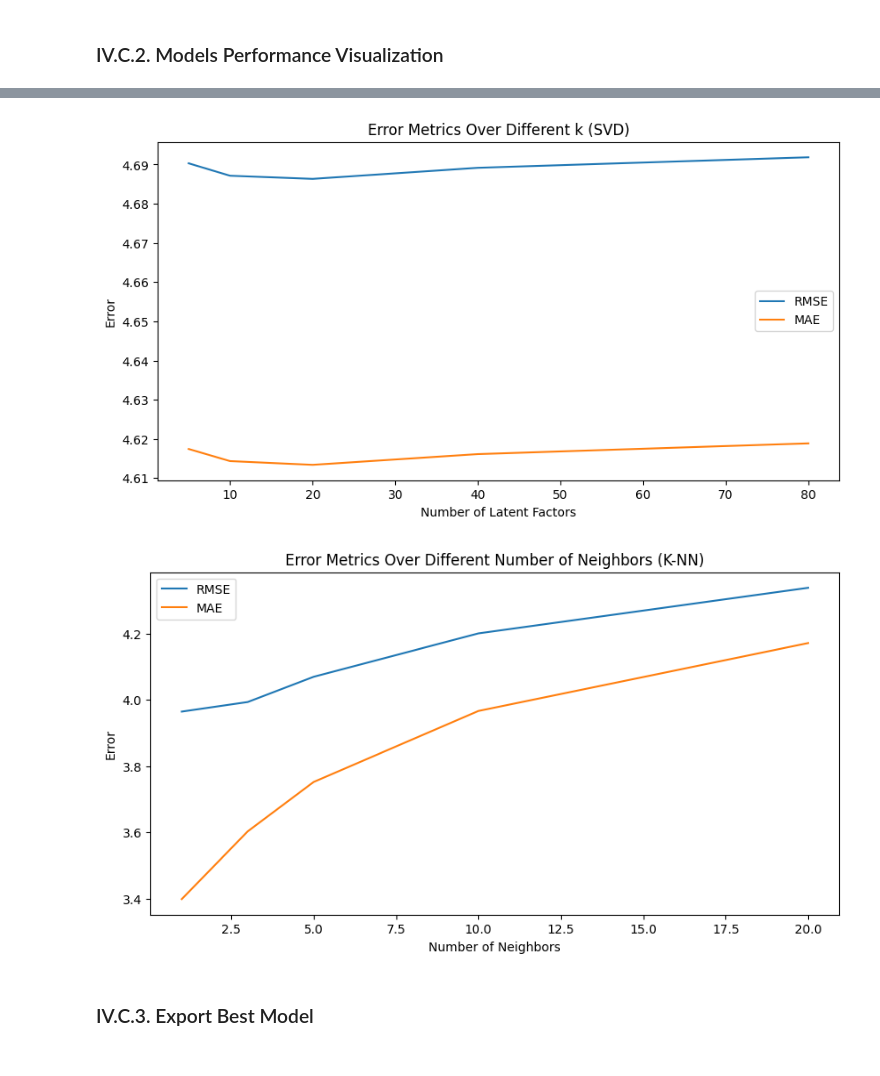
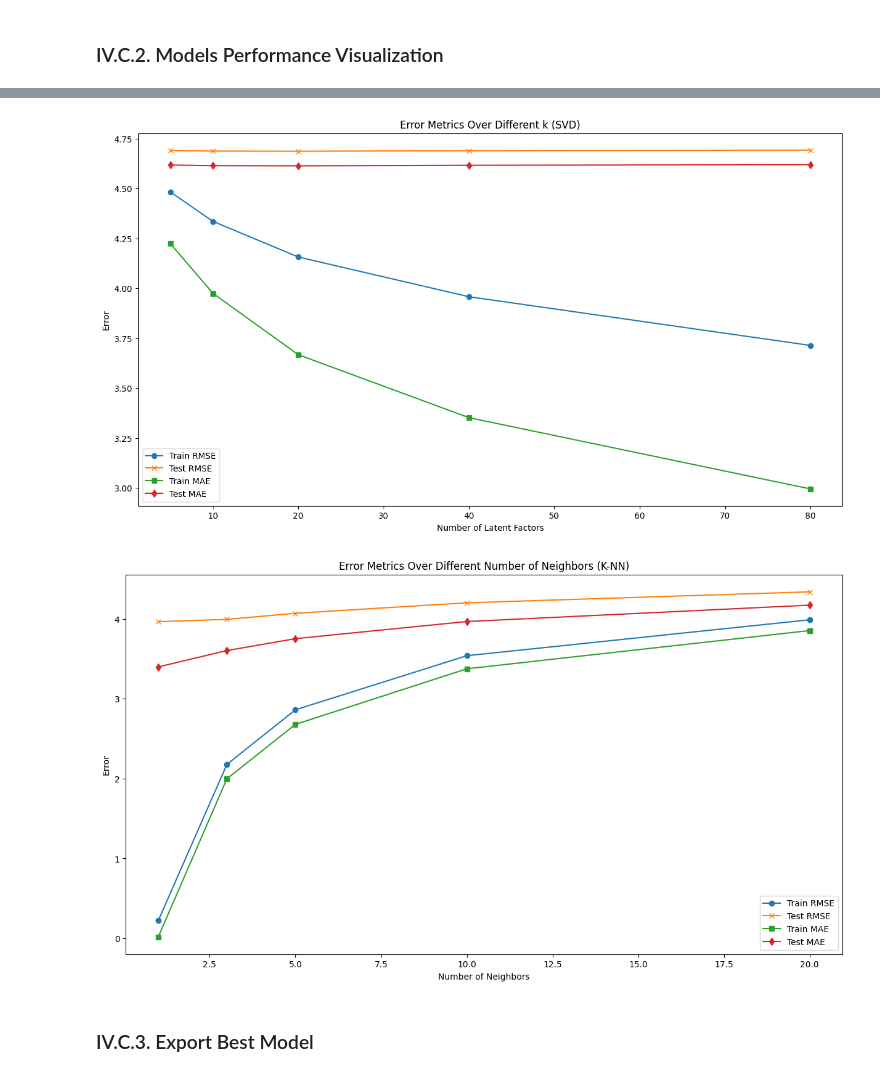
Before and after one commit to hardefarogonondo/FoodDotCom-recipe-recommendation-engine, a Jupyter notebook: notebooks/hardefarogonondo/4_model_training_and_evaluation/model_training_and_evaluation.ipynb, the cells around one changed output, grey strips where cells are left out. Saved outputs shown, nothing was run; the diff lists cells and outputs as text; code cells hidden in the pictures.

Commit message:
Train - test set metrics visualized

```diff
--- a/notebooks/hardefarogonondo/4_model_training_and_evaluation/model_training_and_evaluation.ipynb
+++ b/notebooks/hardefarogonondo/4_model_training_and_evaluation/model_training_and_evaluation.ipynb
@@ -116,40 +131,51 @@ plt.show()
 # %%
 ks = [5, 10, 20, 40, 80]
-svd_rmse = []
-svd_mae = []
+train_svd_rmse = []
+test_svd_rmse = []
+train_svd_mae = []
+test_svd_mae = []
 for k in ks:
     _, metrics = train_svd_model(train_sparse_matrix, test_sparse_matrix, k=k)
-    svd_rmse.append(metrics["RMSE"])
-    svd_mae.append(metrics["MAE"])
-plt.figure(figsize=(10, 5))
-plt.plot(ks, svd_rmse, label="RMSE")
-plt.plot(ks, svd_mae, label="MAE")
+    train_svd_rmse.append(metrics["Train RMSE"])
+    test_svd_rmse.append(metrics["Test RMSE"])
+    train_svd_mae.append(metrics["Train MAE"])
+    test_svd_mae.append(metrics["Test MAE"])
+plt.figure(figsize=(15, 8))
+plt.plot(ks, train_svd_rmse, label="Train RMSE", marker='o')
+plt.plot(ks, test_svd_rmse, label="Test RMSE", marker='x')
+plt.plot(ks, train_svd_mae, label="Train MAE", marker='s')
+plt.plot(ks, test_svd_mae, label="Test MAE", marker='d')
 plt.title("Error Metrics Over Different k (SVD)")
 plt.xlabel("Number of Latent Factors")
 plt.ylabel("Error")
 plt.legend()
 plt.show()
 # %% [output]
-[figure, old version]
+[figure, new version]
 # %%
 n_neighbors_values = [1, 3, 5, 10, 20]
-knn_rmse = []
-knn_mae = []
+train_knn_rmse = []
+test_knn_rmse = []
+train_knn_mae = []
+test_knn_mae = []
 for n in n_neighbors_values:
-    _, metrics = train_knn_model(
-        train_sparse_matrix, test_sparse_matrix, n_neighbors=n)
-    knn_rmse.append(metrics["RMSE"])
-    knn_mae.append(metrics["MAE"])
-plt.figure(figsize=(10, 5))
-plt.plot(n_neighbors_values, knn_rmse, label="RMSE")
-plt.plot(n_neighbors_values, knn_mae, label="MAE")
+    _, metrics = train_knn_model(train_sparse_matrix, test_sparse_matrix, n_neighbors=n)
+    train_knn_rmse.append(metrics["Train RMSE"])
+    test_knn_rmse.append(metrics["Test RMSE"])
+    train_knn_mae.append(metrics["Train MAE"])
+    test_knn_mae.append(metrics["Test MAE"])
+plt.figure(figsize=(15, 8))
+plt.plot(n_neighbors_values, train_knn_rmse, label="Train RMSE", marker='o')
+plt.plot(n_neighbors_values, test_knn_rmse, label="Test RMSE", marker='x')
+plt.plot(n_neighbors_values, train_knn_mae, label="Train MAE", marker='s')
+plt.plot(n_neighbors_values, test_knn_mae, label="Test MAE", marker='d')
 plt.title("Error Metrics Over Different Number of Neighbors (K-NN)")
 plt.xlabel("Number of Neighbors")
 plt.ylabel("Error")
 plt.legend()
 plt.show()
 # %% [output]
-[figure, old version]
+[figure, new version]
 # %% [markdown]
 ### IV.C.3. Export Best Model
 # %%
```
Also changed, not shown: parts of 3 cells of this notebook.
